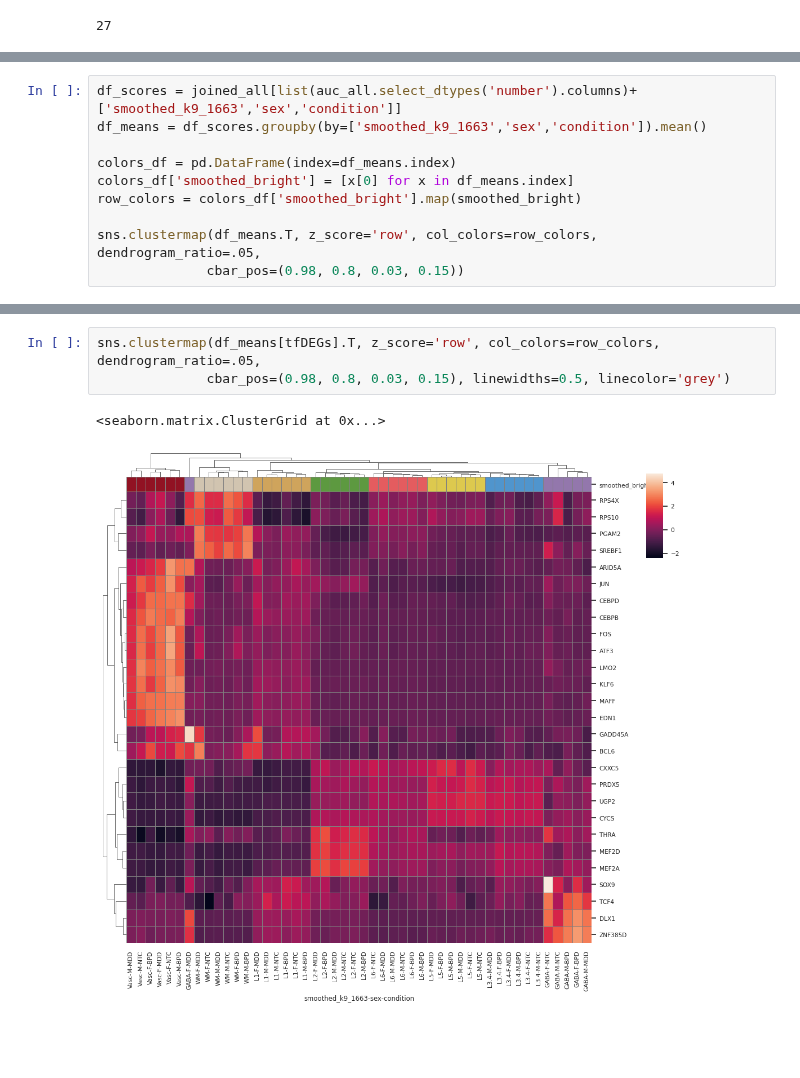
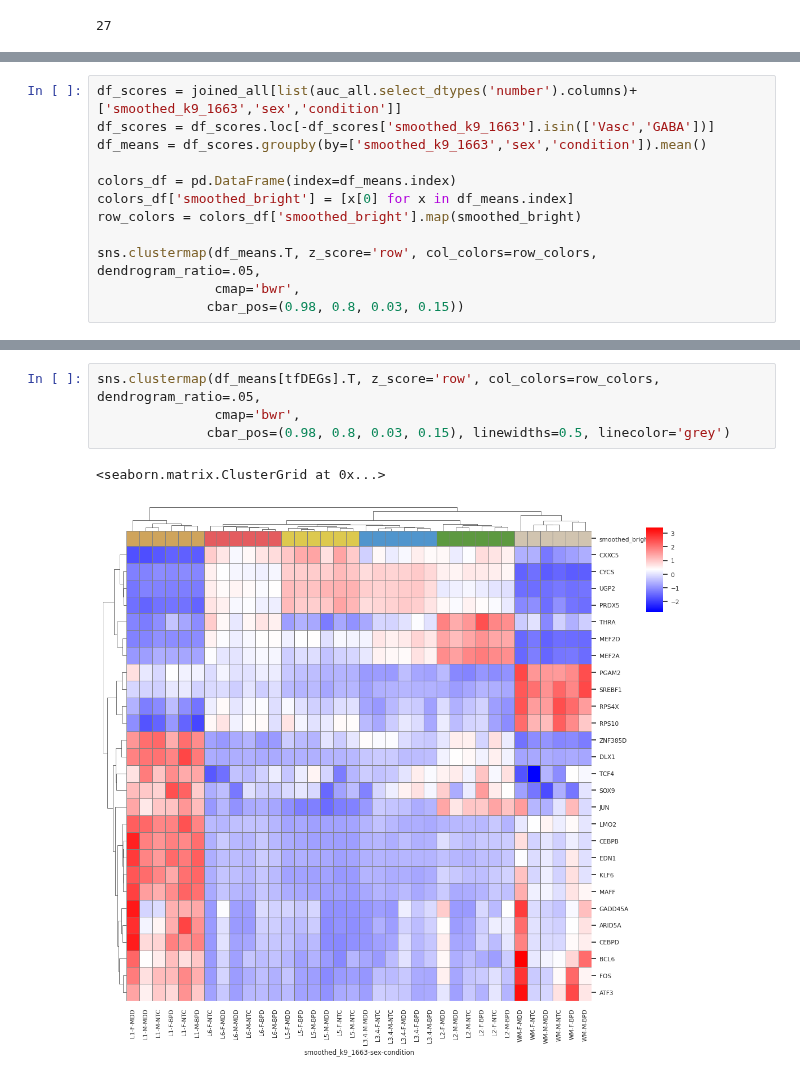
Before and after one commit to LieberInstitute/spatialDLPFC_mdd_bpd, a Jupyter notebook: code/09_SCENIC/05_explore-AUCell_output.ipynb, the cells around one changed output, grey strips where cells are left out. Drawn from its saved outputs; the diff is of its cells as text; blank space fills up the shorter version.

Commit message:
Improve AUCell module heatmap visualization

```diff
--- a/code/09_SCENIC/05_explore-AUCell_output.ipynb
+++ b/code/09_SCENIC/05_explore-AUCell_output.ipynb
@@ -295,5 +299,6 @@ sns.clustermap(df_means[tfDEGs].T, z_score='row', col_colors=row_colors, dendrog
 # %%
 df_scores = joined_all[list(auc_all.select_dtypes('number').columns)+['smoothed_k9_1663','sex','condition']]
+df_scores = df_scores.loc[-df_scores['smoothed_k9_1663'].isin(['Vasc','GABA'])]
 df_means = df_scores.groupby(by=['smoothed_k9_1663','sex','condition']).mean()
 
 colors_df = pd.DataFrame(index=df_means.index)
@@ -301,6 +306,7 @@ colors_df['smoothed_bright'] = [x[0] for x in df_means.index]
 row_colors = colors_df['smoothed_bright'].map(smoothed_bright)
 
 sns.clustermap(df_means.T, z_score='row', col_colors=row_colors, dendrogram_ratio=.05,
+               cmap='bwr',
               cbar_pos=(0.98, 0.8, 0.03, 0.15))
 # %% [output]
 <seaborn.matrix.ClusterGrid at 0x...>
@@ -308,6 +314,7 @@ sns.clustermap(df_means.T, z_score='row', col_colors=row_colors, dendrogram_rati
 # %%
 sns.clustermap(df_means[tfDEGs].T, z_score='row', col_colors=row_colors, dendrogram_ratio=.05,
+               cmap='bwr',
               cbar_pos=(0.98, 0.8, 0.03, 0.15), linewidths=0.5, linecolor='grey')
 # %% [output]
 <seaborn.matrix.ClusterGrid at 0x...>
-[figure, old version]
+[figure, new version]
```
Also changed, not shown: parts of 6 cells of this notebook.
